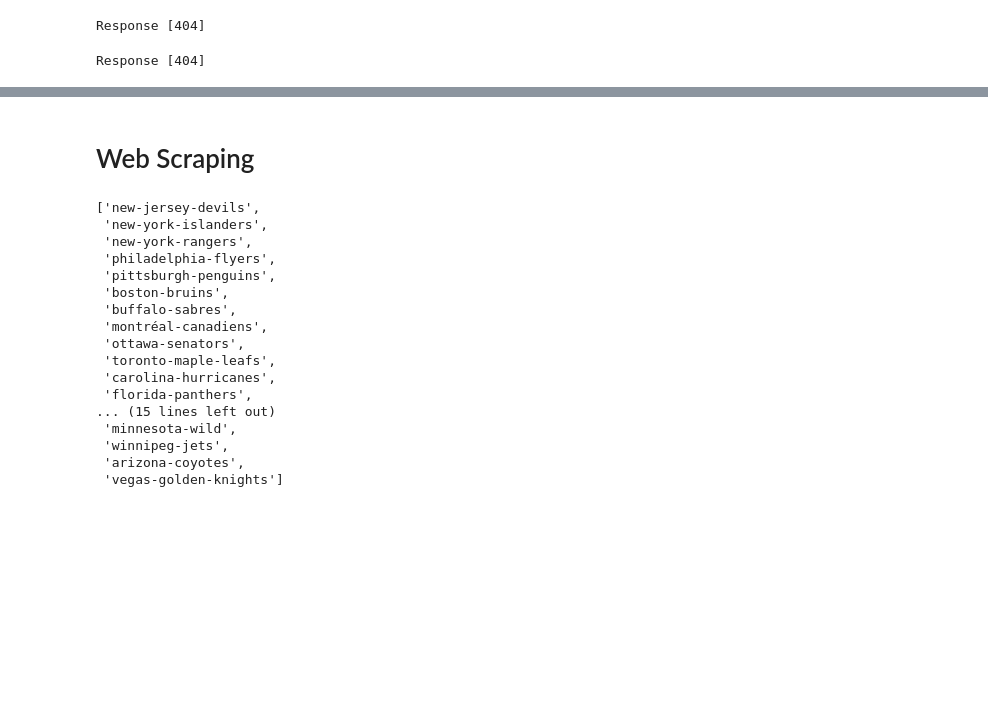
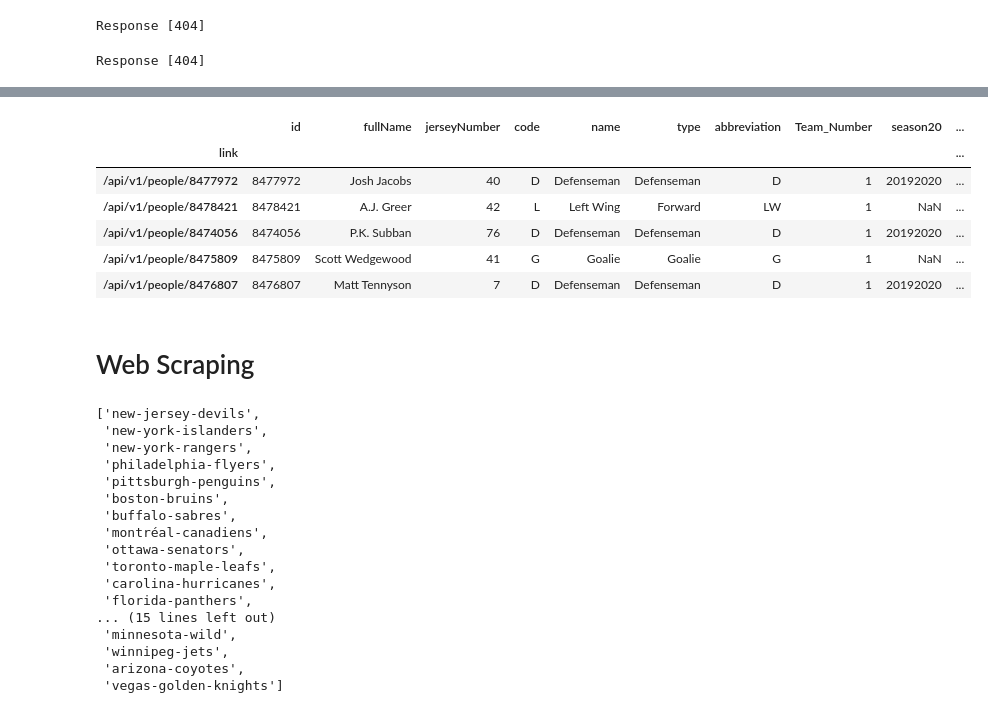
Before and after one commit to kyledufrane/NHL-Salary-Predictions, a Jupyter notebook: nhl_data/sports_data_io.ipynb, the cells around one changed output, grey strips where cells are left out. Cells and saved outputs as stored; diff of their text form; code cells hidden in the pictures; blank space fills up the shorter version.

```diff
--- a/nhl_data/sports_data_io.ipynb
+++ b/nhl_data/sports_data_io.ipynb
@@ -228,6 +236,40 @@ play_stats_20162017 = extract_player_stats(rosters, player_stats_20162017)
 play_stats_20152016 = extract_player_stats(rosters, player_stats_20152016)
 play_stats_20142015 = extract_player_stats(rosters, player_stats_20142015)
 play_stats_20132014 = extract_player_stats(rosters, player_stats_20132014)
+# %%
+# play_stats_20202021 = play_stats_20202021.add_suffix('21')
+play_stats_20192020 = play_stats_20192020.add_suffix('20')
+play_stats_20182019 = play_stats_20182019.add_suffix('19')
+play_stats_20172018 = play_stats_20172018.add_suffix('18')
+play_stats_20162017 = play_stats_20162017.add_suffix('17')
+play_stats_20152016 = play_stats_20152016.add_suffix('16')
+play_stats_20142015 = play_stats_20142015.add_suffix('15')
+play_stats_20132014 = play_stats_20132014.add_suffix('14')
+# %%
+play_stats_20192020 = play_stats_20192020.rename(columns={'index20': 'link'})
+play_stats_20182019 = play_stats_20182019.rename(columns={'index19': 'link'})
+play_stats_20172018 = play_stats_20172018.rename(columns={'index18': 'link'})
+play_stats_20162017 = play_stats_20162017.rename(columns={'index17': 'link'})
+play_stats_20152016 = play_stats_20152016.rename(columns={'index16': 'link'})
+play_stats_20142015 = play_stats_20142015.rename(columns={'index15': 'link'})
+play_stats_20132014 = play_stats_20132014.rename(columns={'index14': 'link'})
+# %%
+rosters = rosters.set_index('link').join(play_stats_20192020.set_index('link'), on='link')
+rosters = rosters.join(play_stats_20182019.set_index('link'), on='link')
+rosters = rosters.join(play_stats_20172018.set_index('link'), on='link')
+rosters = rosters.join(play_stats_20162017.set_index('link'), on='link')
+rosters = rosters.join(play_stats_20142015.set_index('link'), on='link')
+rosters = rosters.join(play_stats_20132014.set_index('link'), on='link')
+# %%
+rosters.head()
+# %% [output]
+|  | id | fullName | jerseyNumber | code | name | type | abbreviation | Team_Number | season20 | ... |
+| link |  |  |  |  |  |  |  |  |  | ... |
+| /api/v1/people/8477972 | 8477972 | Josh Jacobs | 40 | D | Defenseman | Defenseman | D | 1 | 20192020 | ... |
+| /api/v1/people/8478421 | 8478421 | A.J. Greer | 42 | L | Left Wing | Forward | LW | 1 | NaN | ... |
+| /api/v1/people/8474056 | 8474056 | P.K. Subban | 76 | D | Defenseman | Defenseman | D | 1 | 20192020 | ... |
+| /api/v1/people/8475809 | 8475809 | Scott Wedgewood | 41 | G | Goalie | Goalie | G | 1 | NaN | ... |
+| /api/v1/people/8476807 | 8476807 | Matt Tennyson | 7 | D | Defenseman | Defenseman | D | 1 | 20192020 | ... |
 # %% [markdown]
 # Web Scraping
 # %%
```
Also changed, not shown: parts of 48 cells of this notebook, 5 other files.
